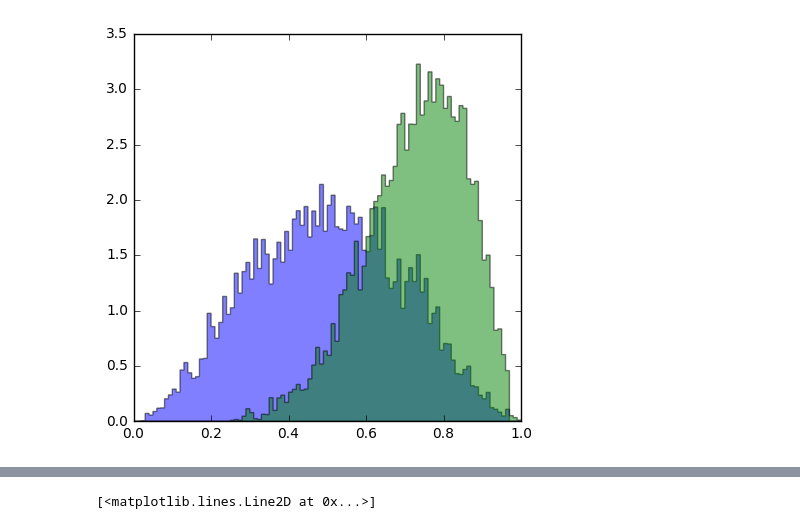
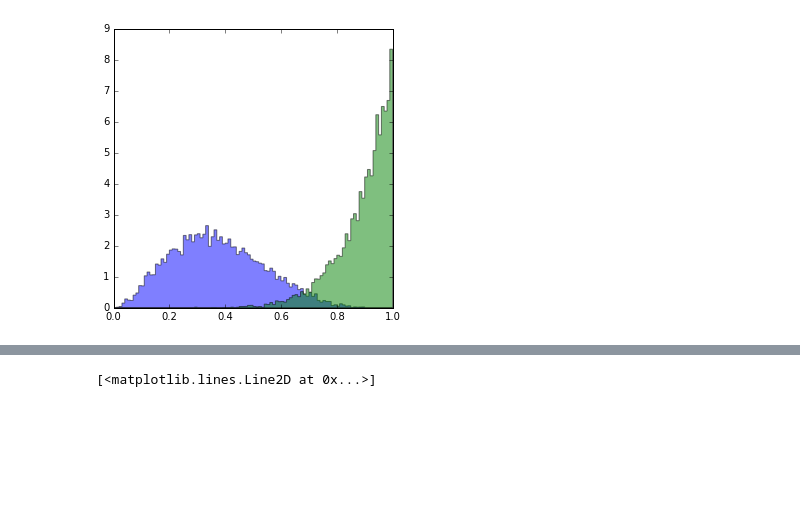
Before and after one commit to yhaddad/KaggleDojo, a Jupyter notebook: zbinner_tester.ipynb, the cells around one changed output, grey strips where cells are left out. Saved outputs shown, nothing was run; the diff lists cells and outputs as text; code cells hidden in the pictures; blank space fills up the shorter version.

```diff
--- a/zbinner_tester.ipynb
+++ b/zbinner_tester.ipynb
@@ -11,21 +13,21 @@ from IPython.display import HTML
 # plt.rcParams['animation.writer'] = 'avconv'
 %matplotlib inline
 # %%
-s_raw = np.random.beta(8,3, 8000)
-b_raw = np.random.beta(3,3, 8000)
+s_raw = np.random.beta(8,1, 8000)
+b_raw = np.random.beta(3,5, 8000)
 
 weight =np.concatenate((np.random.binomial(10,0.5, 8000)/100.0,np.random.binomial(10,0.5, 8000)/1.0))
 y =np.concatenate((np.ones(s_raw.shape[0]),np.zeros(b_raw.shape[0])))
 
 data = np.concatenate((s_raw,b_raw))
 
 fig = plt.figure(figsize=(5,5))
 bb,_,_ = plt.hist(data[y==0], bins=100, range=[0,1],weights=weight[y==0], histtype='stepfilled', alpha=0.5, normed=True)
 ss,_,_ = plt.hist(data[y==1], bins=100, range=[0,1],weights=weight[y==1], histtype='stepfilled', alpha=0.5, normed=True)
 # plt.yscale('log')
 plt.show()
 # %% [output]
-[figure, old version]
+[figure, new version]
 # %%
 from tools import kde
 from scipy.integrate import quad
```
Also changed, not shown: parts of 9 cells of this notebook, 8 other files.
